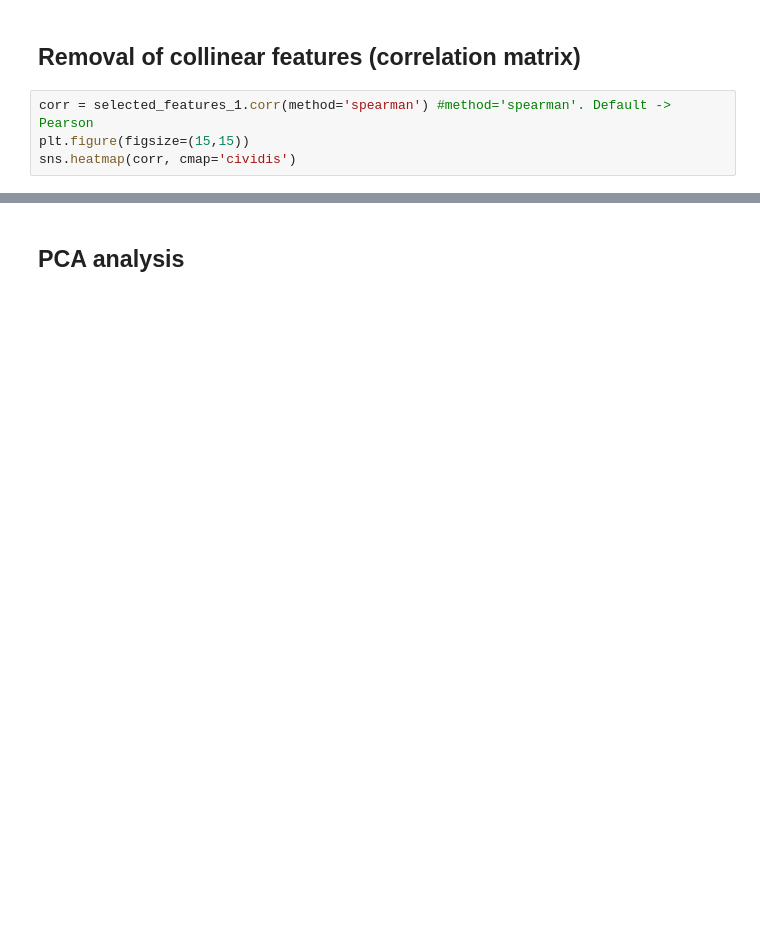
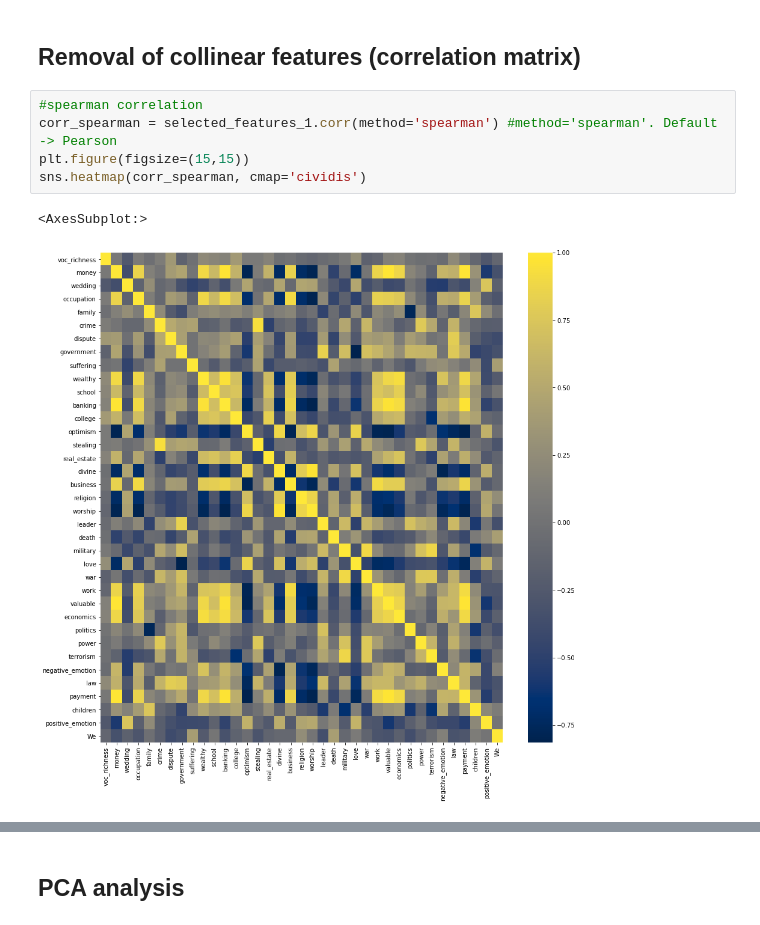
Before and after one commit to paulmoreau40/Applied-Data-Analysis-project-EPFL, a Jupyter notebook: src/Milestone_3.ipynb, the cells around one changed output, grey strips where cells are left out. Saved outputs shown, nothing was run; the diff lists cells and outputs as text; blank space fills up the shorter version.

```diff
--- a/src/Milestone_3.ipynb
+++ b/src/Milestone_3.ipynb
@@ -880,7 +1014,11 @@ plt.show()
 # %% [markdown]
 ## Removal of collinear features (correlation matrix)
 # %%
-corr = selected_features_1.corr(method='spearman') #method='spearman'. Default -> Pearson
+#spearman correlation
+corr_spearman = selected_features_1.corr(method='spearman') #method='spearman'. Default -> Pearson
 plt.figure(figsize=(15,15))
-sns.heatmap(corr, cmap='cividis')
+sns.heatmap(corr_spearman, cmap='cividis')
+# %% [output]
+<AxesSubplot:>
+[figure, added]
 # %%
```
Also changed, not shown: parts of 28 cells of this notebook.
